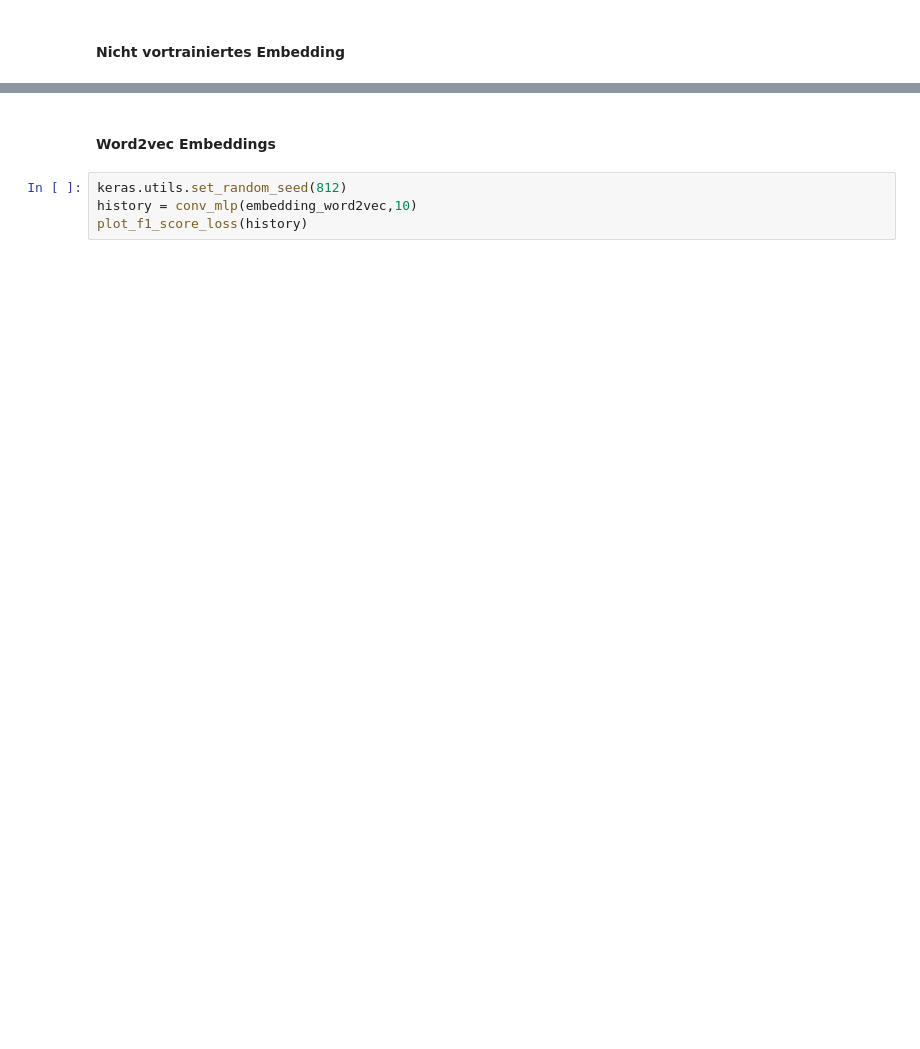
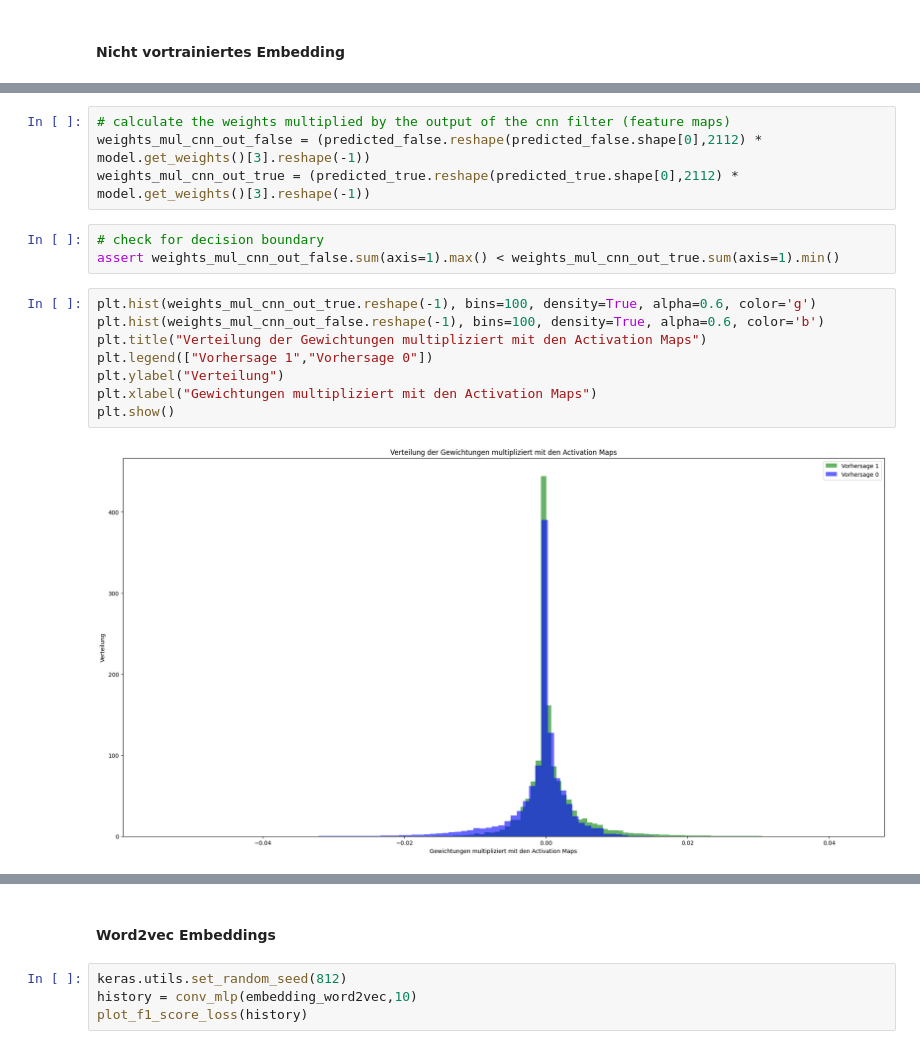
Before and after one commit to florinbarbisch/npr-mc1-text-classification, a Jupyter notebook: Model3_CNN.ipynb, the cells around one changed output, grey strips where cells are left out. Saved outputs shown, nothing was run; the diff lists cells and outputs as text; blank space fills up the shorter version.

```diff
--- a/Model3_CNN.ipynb
+++ b/Model3_CNN.ipynb
@@ -363,0 +290,17 @@ not_pretrained_cross5 = [conv_mlp(not_pretrained_emb,max_f1).history['val_get_f1
+# %%
+# calculate the weights multiplied by the output of the cnn filter (feature maps)
+weights_mul_cnn_out_false = (predicted_false.reshape(predicted_false.shape[0],2112) * model.get_weights()[3].reshape(-1))
+weights_mul_cnn_out_true = (predicted_true.reshape(predicted_true.shape[0],2112) * model.get_weights()[3].reshape(-1))
+# %%
+# check for decision boundary
+assert weights_mul_cnn_out_false.sum(axis=1).max() < weights_mul_cnn_out_true.sum(axis=1).min()
+# %%
+plt.hist(weights_mul_cnn_out_true.reshape(-1), bins=100, density=True, alpha=0.6, color='g')
+plt.hist(weights_mul_cnn_out_false.reshape(-1), bins=100, density=True, alpha=0.6, color='b')
+plt.title("Verteilung der Gewichtungen multipliziert mit den Activation Maps")
+plt.legend(["Vorhersage 1","Vorhersage 0"])
+plt.ylabel("Verteilung")
+plt.xlabel("Gewichtungen multipliziert mit den Activation Maps")
+plt.show()
+# %% [output]
+[figure, added]
```
Also changed, not shown: parts of 74 cells of this notebook, 1 other file.
